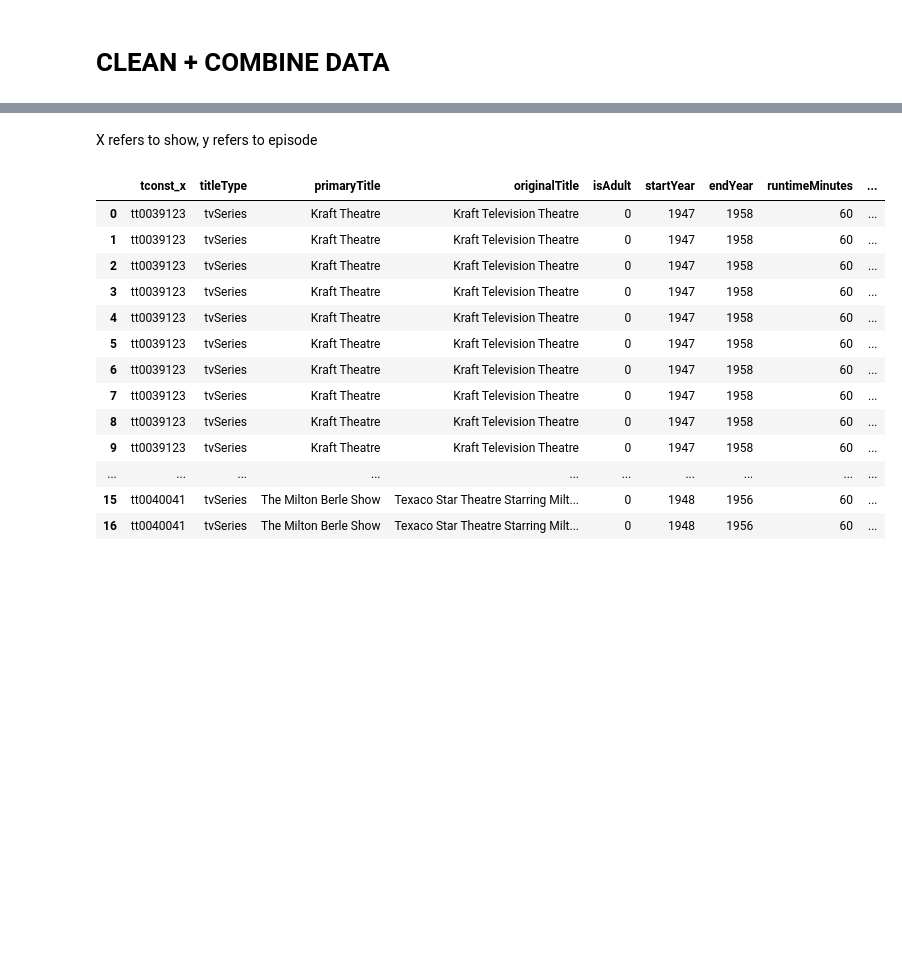
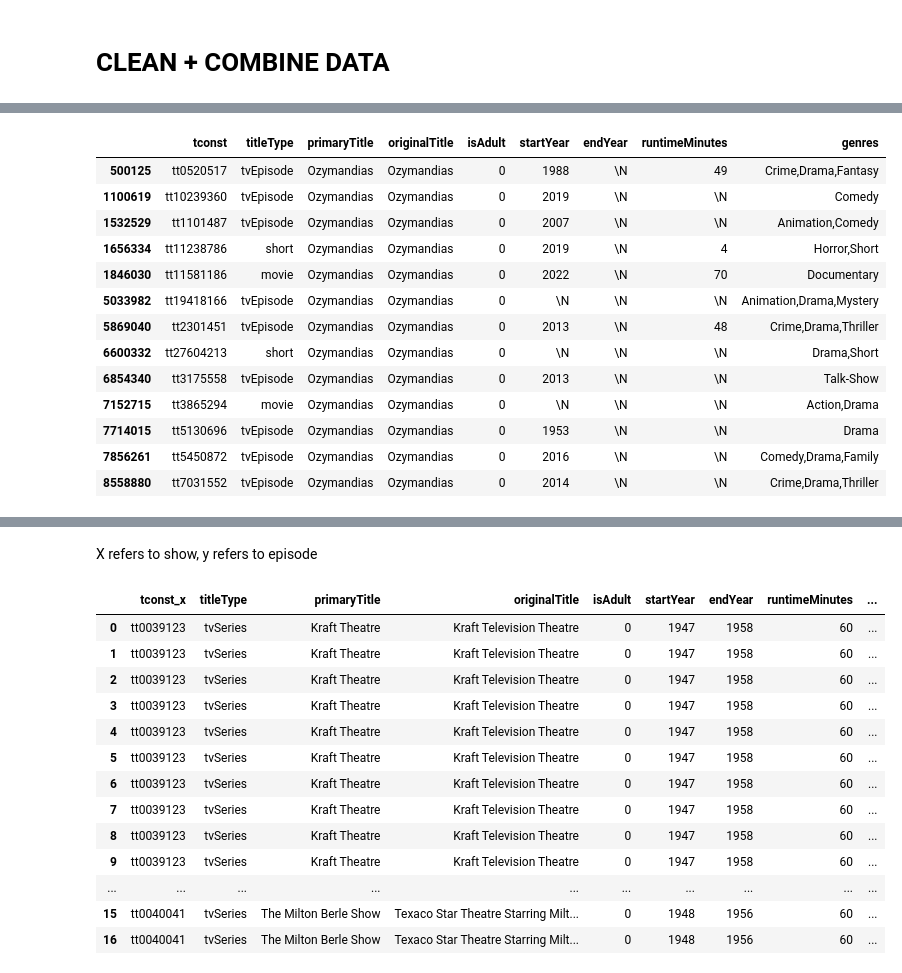
Before and after one commit to wcrowley342/tvratings, a Jupyter notebook: IMDB_Analysis.ipynb, the cells around one changed output, grey strips where cells are left out. Cells and saved outputs as stored; diff of their text form; code cells hidden in the pictures; blank space fills up the shorter version.

```diff
--- a/IMDB_Analysis.ipynb
+++ b/IMDB_Analysis.ipynb
@@ -180,0 +253,19 @@ tvseries_episodes_ratings = pd.merge(tvseries_ratings, episodes_ratings, left_on
+# %%
+test = csv_basics[csv_basics['primaryTitle'] == 'Ozymandias']
+
+test.head(20)
+# %% [output]
+|  | tconst | titleType | primaryTitle | originalTitle | isAdult | startYear | endYear | runtimeMinutes | genres |
+| 500125 | tt0520517 | tvEpisode | Ozymandias | Ozymandias | 0 | 1988 | \N | 49 | Crime,Drama,Fantasy |
+| 1100619 | tt10239360 | tvEpisode | Ozymandias | Ozymandias | 0 | 2019 | \N | \N | Comedy |
+| 1532529 | tt1101487 | tvEpisode | Ozymandias | Ozymandias | 0 | 2007 | \N | \N | Animation,Comedy |
+| 1656334 | tt11238786 | short | Ozymandias | Ozymandias | 0 | 2019 | \N | 4 | Horror,Short |
+| 1846030 | tt11581186 | movie | Ozymandias | Ozymandias | 0 | 2022 | \N | 70 | Documentary |
+| 5033982 | tt19418166 | tvEpisode | Ozymandias | Ozymandias | 0 | \N | \N | \N | Animation,Drama,Mystery |
+| 5869040 | tt2301451 | tvEpisode | Ozymandias | Ozymandias | 0 | 2013 | \N | 48 | Crime,Drama,Thriller |
+| 6600332 | tt27604213 | short | Ozymandias | Ozymandias | 0 | \N | \N | \N | Drama,Short |
+| 6854340 | tt3175558 | tvEpisode | Ozymandias | Ozymandias | 0 | 2013 | \N | \N | Talk-Show |
+| 7152715 | tt3865294 | movie | Ozymandias | Ozymandias | 0 | \N | \N | \N | Action,Drama |
+| 7714015 | tt5130696 | tvEpisode | Ozymandias | Ozymandias | 0 | 1953 | \N | \N | Drama |
+| 7856261 | tt5450872 | tvEpisode | Ozymandias | Ozymandias | 0 | 2016 | \N | \N | Comedy,Drama,Family |
+| 8558880 | tt7031552 | tvEpisode | Ozymandias | Ozymandias | 0 | 2014 | \N | \N | Crime,Drama,Thriller |
```
Also changed, not shown: parts of 20 cells of this notebook.
